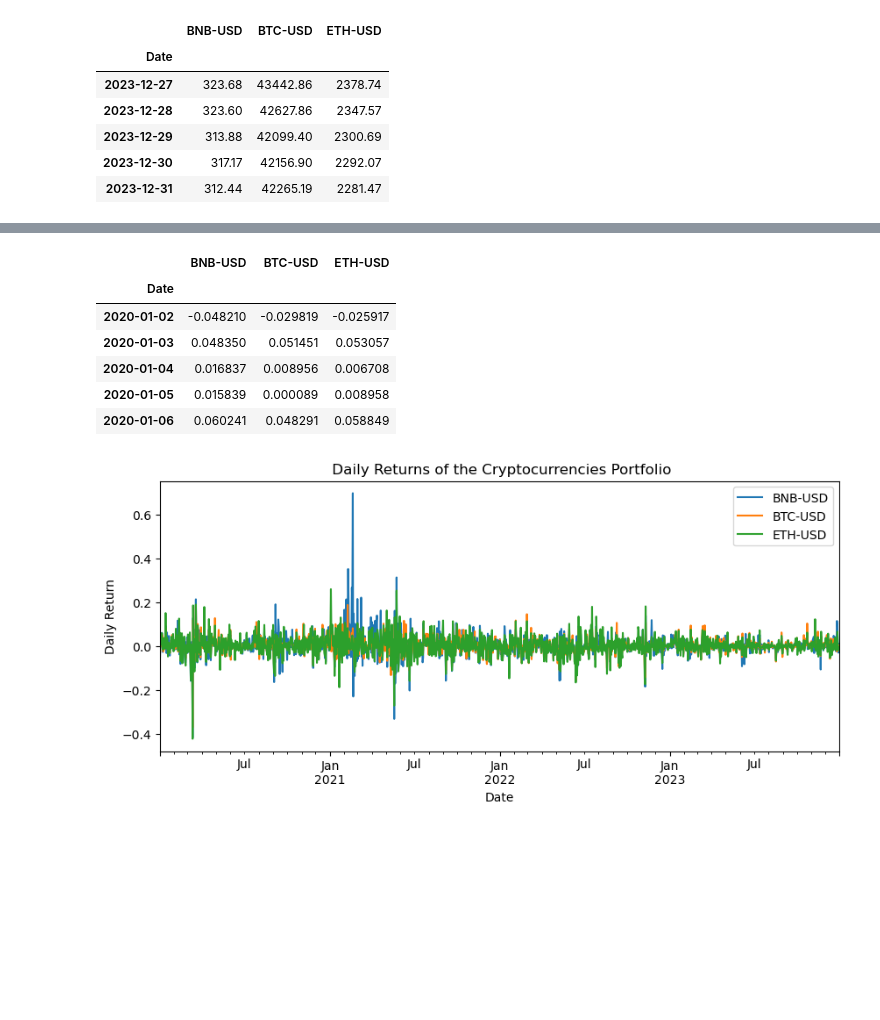
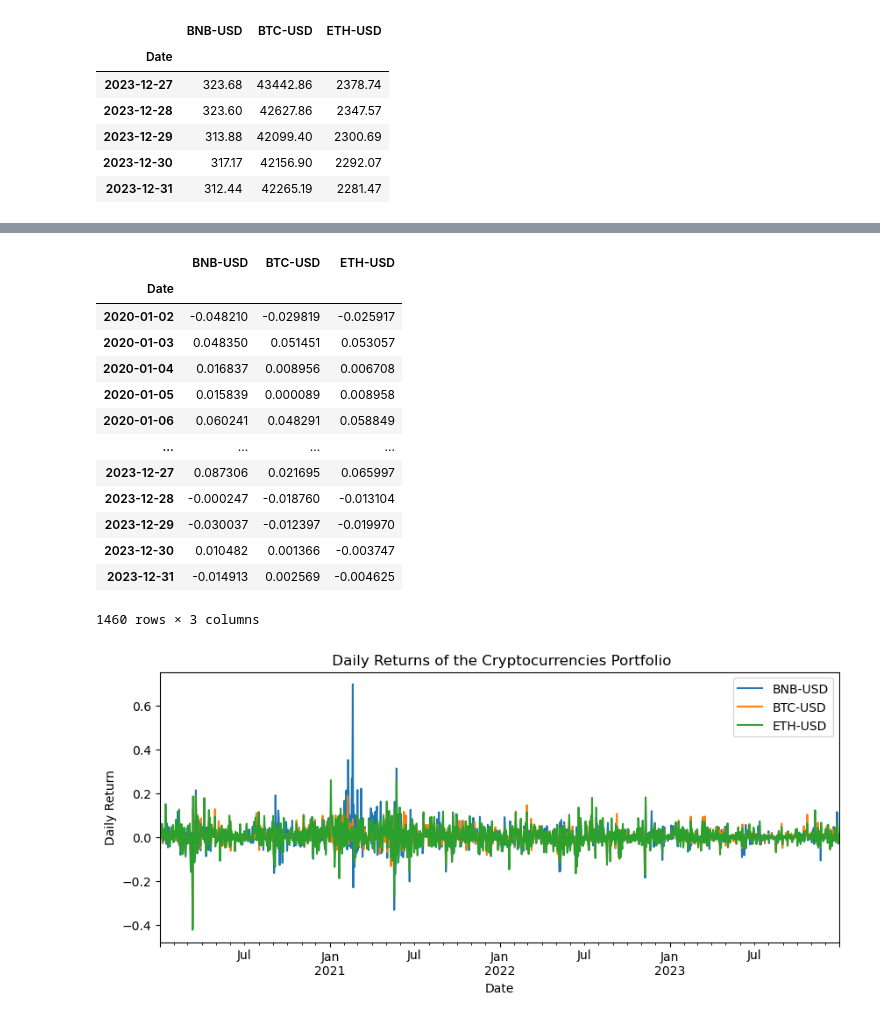
Before and after one commit to santosh3110/Crypto-Portfolio, a Jupyter notebook: Crypto_Portfolio.ipynb, the cells around one changed output, grey strips where cells are left out. Saved outputs shown, nothing was run; the diff lists cells and outputs as text; code cells hidden in the pictures; blank space fills up the shorter version.

```diff
--- a/Crypto_Portfolio.ipynb
+++ b/Crypto_Portfolio.ipynb
@@ -51,15 +57,22 @@ plt.show()
 # Calculate  Daily Returns
 returns = crypto_portfolio.pct_change().dropna()
 # %%
-returns.head()
+returns
 # %% [output]
 |  | BNB-USD | BTC-USD | ETH-USD |
 | Date |  |  |  |
 | 2020-01-02 | -0.048210 | -0.029819 | -0.025917 |
 | 2020-01-03 | 0.048350 | 0.051451 | 0.053057 |
 | 2020-01-04 | 0.016837 | 0.008956 | 0.006708 |
 | 2020-01-05 | 0.015839 | 0.000089 | 0.008958 |
 | 2020-01-06 | 0.060241 | 0.048291 | 0.058849 |
+| ... | ... | ... | ... |
+| 2023-12-27 | 0.087306 | 0.021695 | 0.065997 |
+| 2023-12-28 | -0.000247 | -0.018760 | -0.013104 |
+| 2023-12-29 | -0.030037 | -0.012397 | -0.019970 |
+| 2023-12-30 | 0.010482 | 0.001366 | -0.003747 |
+| 2023-12-31 | -0.014913 | 0.002569 | -0.004625 |
+1460 rows × 3 columns
 # %%
 #Plot Daily returns
 returns.plot(xlabel = "Date", ylabel = "Daily Return", title=" Daily Returns of the Cryptocurrencies Portfolio", figsize=(10, 4));
```
Also changed, not shown: parts of 14 cells of this notebook.
